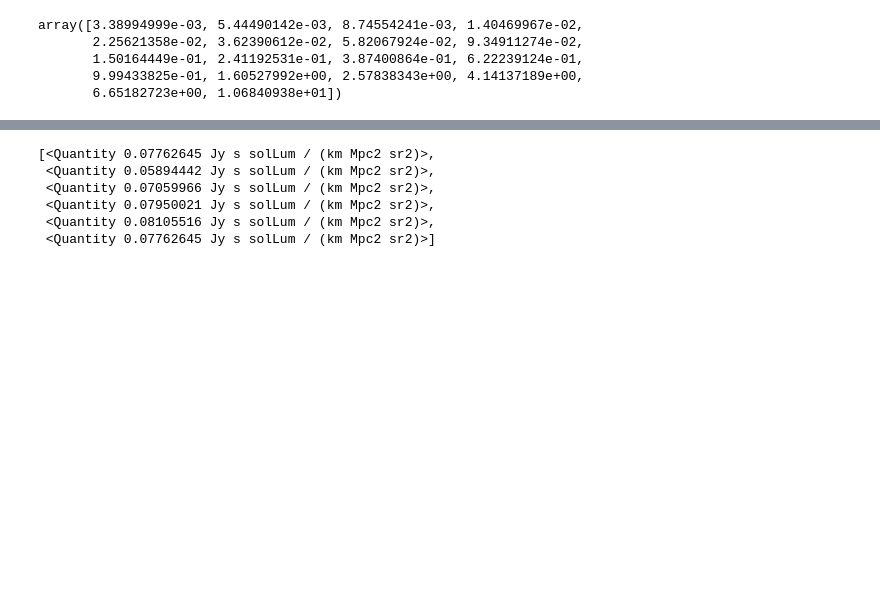
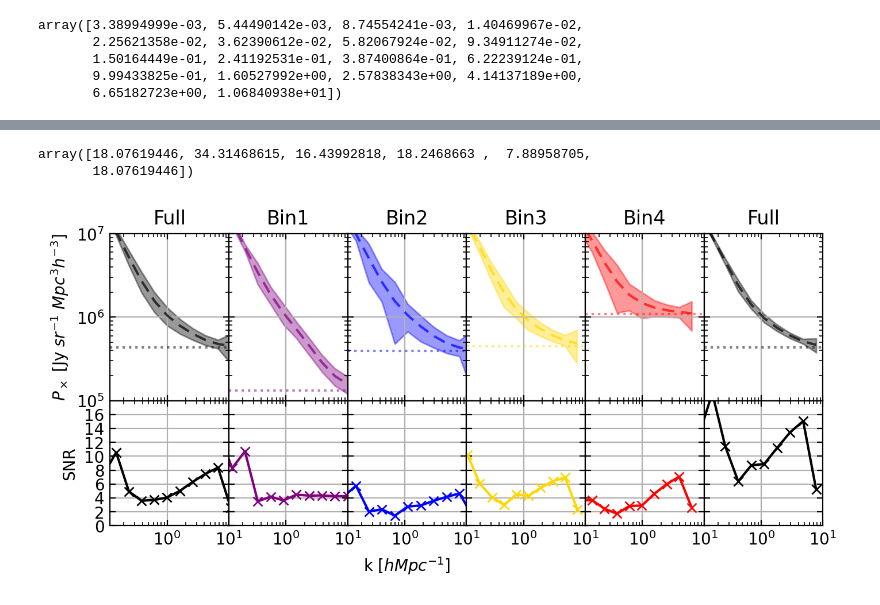
Before and after one commit to shubhagrawal30/crossLIM, a Jupyter notebook: camb/calc.ipynb, the cells around one changed output, grey strips where cells are left out. Cells and saved outputs as stored; diff of their text form; code cells hidden in the pictures; blank space fills up the shorter version.

```diff
--- a/camb/calc.ipynb
+++ b/camb/calc.ipynb
@@ -295,4 +305,3 @@ plt.close()
 # %%
-reload(ut)
 sfrds = [ut.MD_sfrd(z) for z in bin_zs]
-Iciis = [ut.Inu(sfrd, z, L0) for sfrd, z in zip(sfrds, bin_zs)]
+Iciis = np.array([ut.Inu(sfrd, z, L0) for sfrd, z in zip(sfrds, bin_zs)])
@@ -306,9 +308,62 @@ UnitConversionError: 'm solLum solMass / (Hz km Mpc5 sr yr)' and 'Jy / sr' are n
-# %%
-Iciis
-# %% [output]
-[<Quantity 0.07762645 Jy s solLum / (km Mpc2 sr2)>,
- <Quantity 0.05894442 Jy s solLum / (km Mpc2 sr2)>,
- <Quantity 0.07059966 Jy s solLum / (km Mpc2 sr2)>,
- <Quantity 0.07950021 Jy s solLum / (km Mpc2 sr2)>,
- <Quantity 0.08105516 Jy s solLum / (km Mpc2 sr2)>,
- <Quantity 0.07762645 Jy s solLum / (km Mpc2 sr2)>]
+# %%
+x_shots
+# %% [output]
+array([18.07619446, 34.31468615, 16.43992818, 18.2468663 ,  7.88958705,
+       18.07619446])
+# %%
+fs = 0.897
+# TODO: old code had this as an array, but then only used the last element
+Igal, bCII, bstar = 1, 1, 3
+
+x_shots = fs * Iciis / GAL.n_gals # cross shot for TIMxGal
+PxGs = [(bstar * Icii * Igal * Pm) + x_shot
+            for Icii, x_shot, (_, Pm) in zip(Iciis, x_shots, Pms)]
+num_modes = [np.histogram(km, kb)[0] for km, kb in zip(k_mags, kbin_edges)]
+# %%
+x_noise = [np.sqrt(lsb.cell_noise(TIM.time).value / (2 * n_gal * nm * w))
+        for lsb, n_gal, nm, w in zip(LSbins, GAL.n_gals, num_modes, window_avgs)]
+SNR_PxG = [PxG / xn for PxG, xn in zip(PxGs, x_noise)]
+# %%
+fig, (power, SNR) = plt.subplots(2, 6, sharex=True, sharey = 'row', gridspec_kw={'height_ratios': [4,3]},
+                                 figsize=(8, 3.3), dpi = 200)
+specline = '--'
+fillAlpha = .4
+lineAlpha = .7
+
+for i, PxG in enumerate(PxGs):
+    power[i].loglog(Pms[i][0], PxG, color = colors[i], linestyle = '--', alpha = .7)
+    power[i].axhline(x_shots[i], color = colors[i], linestyle = ':', alpha = .5)
+    power[i].fill_between(Pms[i][0], PxG + x_noise[i],
+                   PxG - x_noise[i], color = colors[i], alpha = fillAlpha)
+    if ((i == 0) or (i == 5)):
+        power[i].set_title('Full')
+    else:
+        power[i].set_title('Bin'+str(i))
+
+    SNR[i].plot(Pms[i][0], SNR_PxG[i], color = colors[i], marker = 'x')
+    power[i].grid()
+    SNR[i].grid()
+    SNR[i].set_yticks(np.arange(0, 18, 2.0))
+
+power[0].set_ylabel(r"$P_\times$ [Jy $sr^{-1}$ $Mpc^3 h^{-3}]$", size = 10)
+
+SNR[0].set_ylabel(r"SNR", size = 10)
+power[0].set_xlim(1.2e-1, 0.1e2)
+
+power[0].set_ylim(1e5, 1e7)
+SNR[0].set_ylim(0,18)
+SNR[2].set_xlabel(r"k [$h Mpc^{-1}]$", size=10)
+fig.subplots_adjust(hspace=0, wspace=0)
+
+plt.rcParams.update({'font.size': 10})
+plt.rcParams.update({'xtick.direction':'in'})
+plt.rcParams.update({'ytick.direction':'in'})
+plt.rcParams.update({'xtick.top':True})
+plt.rcParams.update({'ytick.right':True})
+plt.rcParams.update({'legend.frameon':False})
+plt.rcParams.update({'lines.dashed_pattern':[5,3]})
+
+plt.show()
+plt.close()
+# %% [output]
+[figure, added]
```
Also changed, not shown: parts of 9 cells of this notebook, 3 other files.
